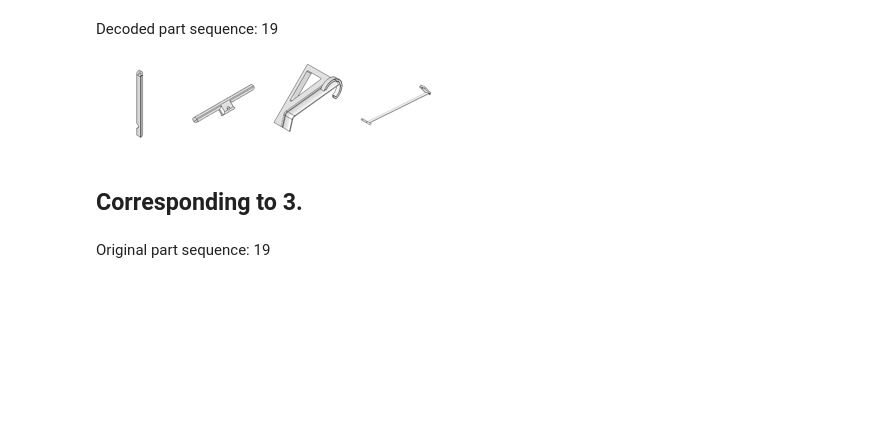
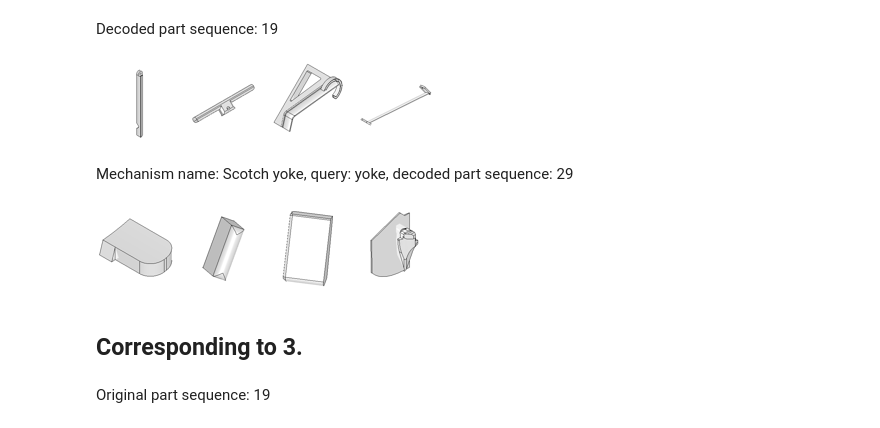
Before and after one commit to gymbeijing/mechanism-identification-public, a Jupyter notebook: search_parts.ipynb, the cells around one changed output. Drawn from its saved outputs; the diff is of its cells as text; code cells hidden in the pictures; blank space fills up the shorter version.

Commit message:
Searched parts for CLIP queries

```diff
--- a/search_parts.ipynb
+++ b/search_parts.ipynb
@@ -62,3 +64,8 @@ valid_aid_list = list(all_part_graph.keys())   # 5462: # assemblies having conta
+# %%
+query_seq = torch.load("model_outputs/query_seq_0801_161839_last.pt")   # [10377, 10, 512]
+# %%
+with open('./processed_data/clip_query_metadata.json') as fp:
+    mech_part_names = json.load(fp)
 # %% [markdown]
 # Display norm
 # %%
@@ -87,3 +94,13 @@ assert len(all_rec_norm_list) == len(all_ori_norm_list)
 all_rec_norm_list[9]
 # %%
 plot(range(10), all_rec_norm_list[9])
+# %%
+# For rec_seq
+all_query_norm_list = []
+for seq in query_seq:
+    # seq: [10, 512]
+    norm_list = []
+    for emb in seq:
+        # emb: [512]
+        norm_list.append(LA.norm(emb).item())
+    all_query_norm_list.append(norm_list)
@@ -295,3 +304,14 @@ tensor(0.)
 tensor(0.)
 tensor(0.)
 ... (9 outputs left out)
+# %%
+all_query_closest_emb_list = []
+for i, seq in tqdm(enumerate(query_seq)):
+    closest_emb_list = []
+    for j, rec_emb in enumerate(seq):
+        if all_query_norm_list[i][j] < eps:
+            break
+        closest_emb_idx, closest_dist = find_closest(rec_emb)
+        print(closest_dist)
+        closest_emb_list.append(closest_emb_idx)
+    all_query_closest_emb_list.append(closest_emb_list)
@@ -815,6 +989,23 @@ Original part sequence: 19
 [figure]
 Decoded part sequence: 19
 [figure]
+# %%
+vid = '00'
+query_seq_idx = 29
+mech_names = mech_part_names['mech_name']
+part_names = mech_part_names['part_name']
+
+img_md_list = []
+for img_idx in all_query_closest_emb_list[query_seq_idx]:
+    img_md = all_md[img_idx]
+    img_md_list.append(img_md)
+
+img_name_list = extend_metadata_to_filepath(img_md_list, vid)
+
+display_image_grid(f'Mechanism name: {mech_names[query_seq_idx]}, query: {part_names[query_seq_idx]}, decoded part sequence: {query_seq_idx}', img_name_list)
+# %% [output]
+Mechanism name: Scotch yoke, query: yoke, decoded part sequence: 29
+[figure, added]
 # %%
 target = all_ori_closest_emb_list[3]
 # %%
```
Also changed, not shown: parts of 6 cells of this notebook.
